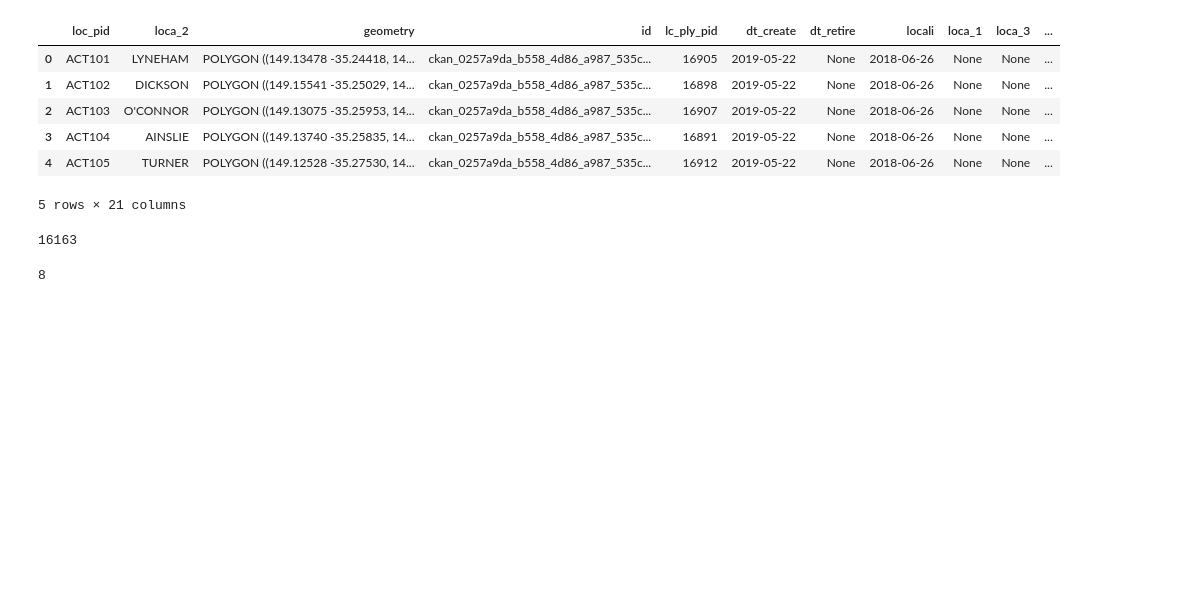
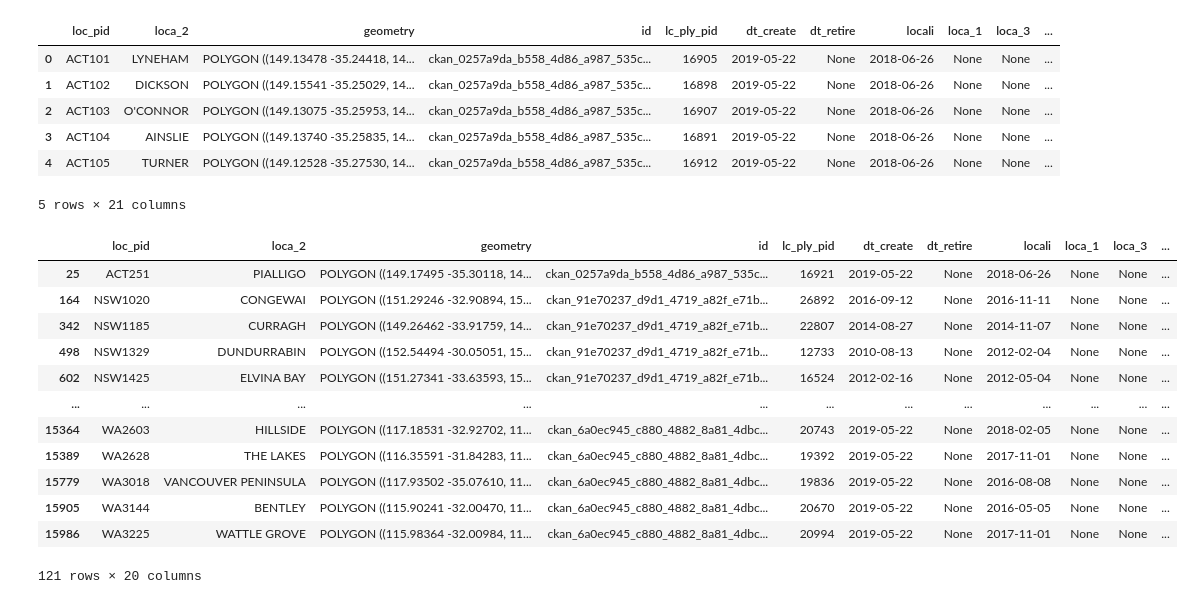
Before and after one commit to pmlane12/aussie_centroids, a Jupyter notebook: main.ipynb, the cells around one changed output. Cells and saved outputs as stored; diff of their text form; code cells hidden in the pictures; blank space fills up the shorter version.

Commit message:
Centroids outside locality

```diff
--- a/main.ipynb
+++ b/main.ipynb
@@ -100,14 +100,6 @@ suburbs_2_gdf.head()
 | 3 | ACT104 | AINSLIE | POLYGON ((149.13740 -35.25835, 14... | ckan_0257a9da_b558_4d86_a987_535c... | 16891 | 2019-05-22 | None | 2018-06-26 | None | None | ... |
 | 4 | ACT105 | TURNER | POLYGON ((149.12528 -35.27530, 14... | ckan_0257a9da_b558_4d86_a987_535c... | 16912 | 2019-05-22 | None | 2018-06-26 | None | None | ... |
 5 rows × 21 columns
-# %%
-len(suburbs_2_gdf)
-# %% [output]
-16163
-# %%
-len(suburbs_2_gdf)//2000
-# %% [output]
-8
 # %%
 # Gmaps limits imports to 2000 rows so export in chunks
 
@@ -125,3 +117,20 @@ for id, gdf_i in  enumerate(np.array_split(suburbs_2_gdf, number_of_chunks)):
         'output/centroid_{id}.csv'.format(id=id),
         index=False
     )
+# %%
+# Localities with centroid outside the locality itself
+suburbs_2_gdf[~suburbs_2_gdf.contains(suburbs_2_gdf['centroid'])]
+# %% [output]
+|  | loc_pid | loca_2 | geometry | id | lc_ply_pid | dt_create | dt_retire | locali | loca_1 | loca_3 | ... |
+| 25 | ACT251 | PIALLIGO | POLYGON ((149.17495 -35.30118, 14... | ckan_0257a9da_b558_4d86_a987_535c... | 16921 | 2019-05-22 | None | 2018-06-26 | None | None | ... |
+| 164 | NSW1020 | CONGEWAI | POLYGON ((151.29246 -32.90894, 15... | ckan_91e70237_d9d1_4719_a82f_e71b... | 26892 | 2016-09-12 | None | 2016-11-11 | None | None | ... |
+| 342 | NSW1185 | CURRAGH | POLYGON ((149.26462 -33.91759, 14... | ckan_91e70237_d9d1_4719_a82f_e71b... | 22807 | 2014-08-27 | None | 2014-11-07 | None | None | ... |
+| 498 | NSW1329 | DUNDURRABIN | POLYGON ((152.54494 -30.05051, 15... | ckan_91e70237_d9d1_4719_a82f_e71b... | 12733 | 2010-08-13 | None | 2012-02-04 | None | None | ... |
+| 602 | NSW1425 | ELVINA BAY | POLYGON ((151.27341 -33.63593, 15... | ckan_91e70237_d9d1_4719_a82f_e71b... | 16524 | 2012-02-16 | None | 2012-05-04 | None | None | ... |
+| ... | ... | ... | ... | ... | ... | ... | ... | ... | ... | ... | ... |
+| 15364 | WA2603 | HILLSIDE | POLYGON ((117.18531 -32.92702, 11... | ckan_6a0ec945_c880_4882_8a81_4dbc... | 20743 | 2019-05-22 | None | 2018-02-05 | None | None | ... |
+| 15389 | WA2628 | THE LAKES | POLYGON ((116.35591 -31.84283, 11... | ckan_6a0ec945_c880_4882_8a81_4dbc... | 19392 | 2019-05-22 | None | 2017-11-01 | None | None | ... |
+| 15779 | WA3018 | VANCOUVER PENINSULA | POLYGON ((117.93502 -35.07610, 11... | ckan_6a0ec945_c880_4882_8a81_4dbc... | 19836 | 2019-05-22 | None | 2016-08-08 | None | None | ... |
+| 15905 | WA3144 | BENTLEY | POLYGON ((115.90241 -32.00470, 11... | ckan_6a0ec945_c880_4882_8a81_4dbc... | 20670 | 2019-05-22 | None | 2016-05-05 | None | None | ... |
+| 15986 | WA3225 | WATTLE GROVE | POLYGON ((115.98364 -32.00984, 11... | ckan_6a0ec945_c880_4882_8a81_4dbc... | 20994 | 2019-05-22 | None | 2017-11-01 | None | None | ... |
+121 rows × 20 columns
```
